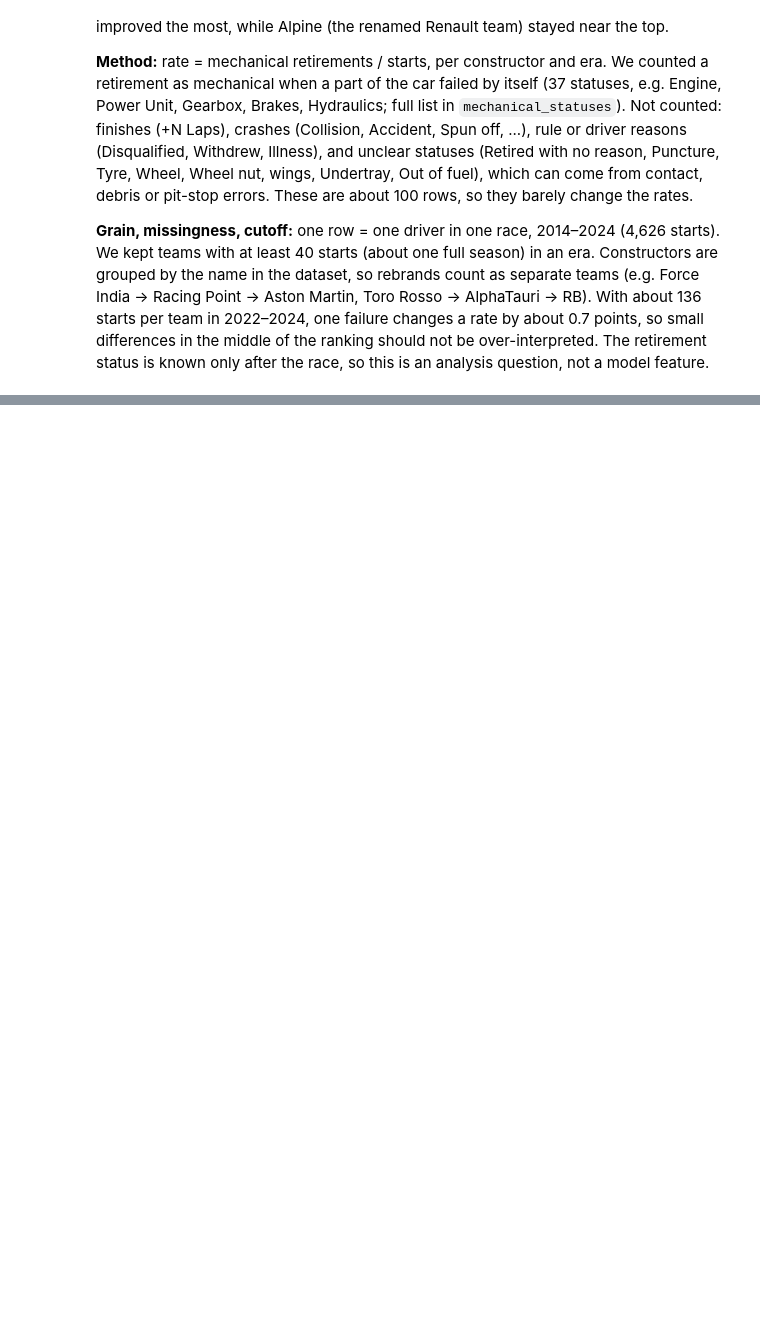
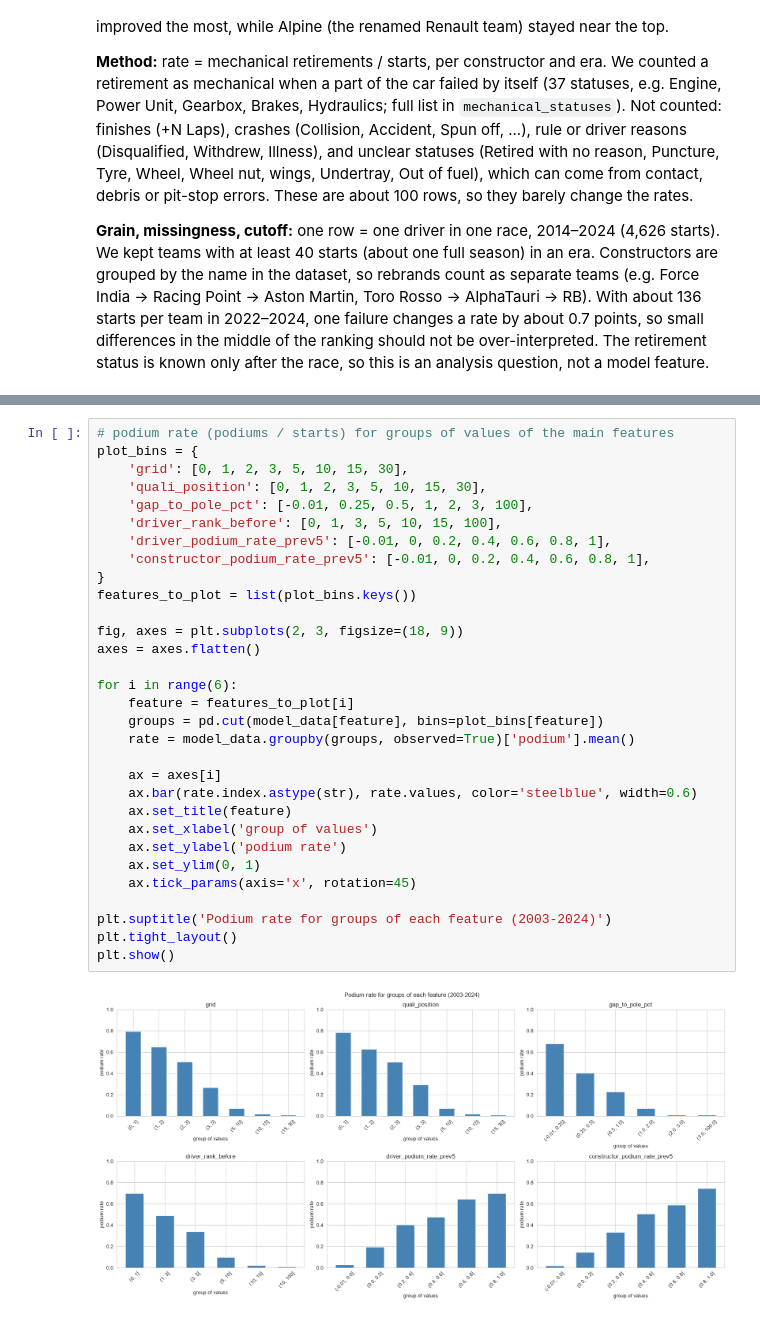
Before and after one commit to AmrKoura/ACL-project, a Jupyter notebook: milestone1.ipynb, the cells around one changed output, grey strips where cells are left out. Saved outputs shown, nothing was run; the diff lists cells and outputs as text; blank space fills up the shorter version.

```diff
--- a/milestone1.ipynb
+++ b/milestone1.ipynb
@@ -2015,0 +1715,33 @@ The inference demo also accepts missing fields. For its complete record the fore
+# %%
+# podium rate (podiums / starts) for groups of values of the main features
+plot_bins = {
+    'grid': [0, 1, 2, 3, 5, 10, 15, 30],
+    'quali_position': [0, 1, 2, 3, 5, 10, 15, 30],
+    'gap_to_pole_pct': [-0.01, 0.25, 0.5, 1, 2, 3, 100],
+    'driver_rank_before': [0, 1, 3, 5, 10, 15, 100],
+    'driver_podium_rate_prev5': [-0.01, 0, 0.2, 0.4, 0.6, 0.8, 1],
+    'constructor_podium_rate_prev5': [-0.01, 0, 0.2, 0.4, 0.6, 0.8, 1],
+}
+features_to_plot = list(plot_bins.keys())
+
+fig, axes = plt.subplots(2, 3, figsize=(18, 9))
+axes = axes.flatten()
+
+for i in range(6):
+    feature = features_to_plot[i]
+    groups = pd.cut(model_data[feature], bins=plot_bins[feature])
+    rate = model_data.groupby(groups, observed=True)['podium'].mean()
+
+    ax = axes[i]
+    ax.bar(rate.index.astype(str), rate.values, color='steelblue', width=0.6)
+    ax.set_title(feature)
+    ax.set_xlabel('group of values')
+    ax.set_ylabel('podium rate')
+    ax.set_ylim(0, 1)
+    ax.tick_params(axis='x', rotation=45)
+
+plt.suptitle('Podium rate for groups of each feature (2003-2024)')
+plt.tight_layout()
+plt.show()
+# %% [output]
+[figure, added]
```
Also changed, not shown: parts of 84 cells of this notebook, 1 other file.
